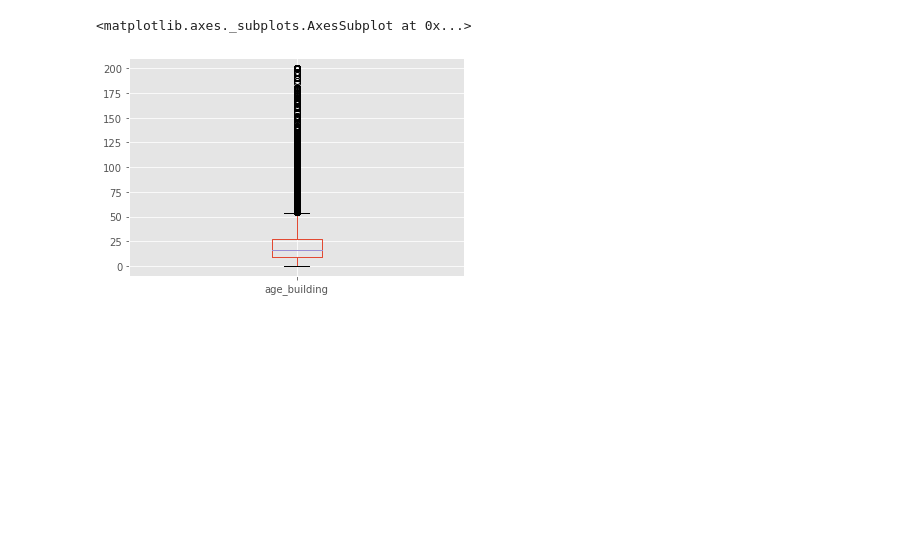
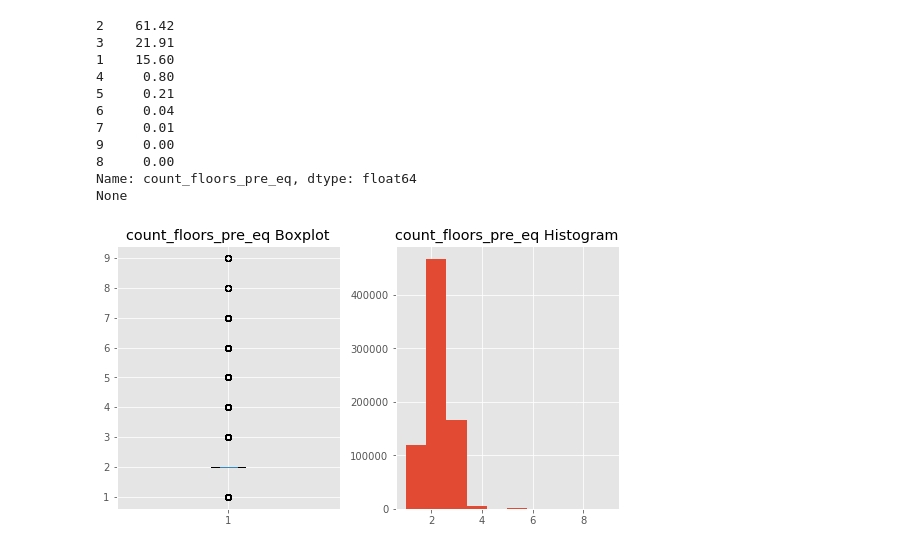
Before and after one commit to Yeshi341/structural_damage_from_earthquake, a Jupyter notebook: eda_statistics.ipynb, the cells around one changed output. Cells and saved outputs as stored; diff of their text form; code cells hidden in the pictures; blank space fills up the shorter version.

Commit message:
eda statistics and visuals

```diff
--- a/eda_statistics.ipynb
+++ b/eda_statistics.ipynb
@@ -71,5 +71,16 @@ building_df.describe()
-# %%
-building_df['age_building'].plot(kind='box')
-# %% [output]
-<matplotlib.axes._subplots.AxesSubplot at 0x...>
-[figure, removed]
+# %%
+print(eda.valuecounts('count_floors_pre_eq', building_df))
+eda.box_hist(building_df, 'count_floors_pre_eq')
+# %% [output]
+2    61.42
+3    21.91
+1    15.60
+4     0.80
+5     0.21
+6     0.04
+7     0.01
+9     0.00
+8     0.00
+Name: count_floors_pre_eq, dtype: float64
+None
+[figure, added]
```
Also changed, not shown: parts of 23 cells of this notebook, 3 other files.
